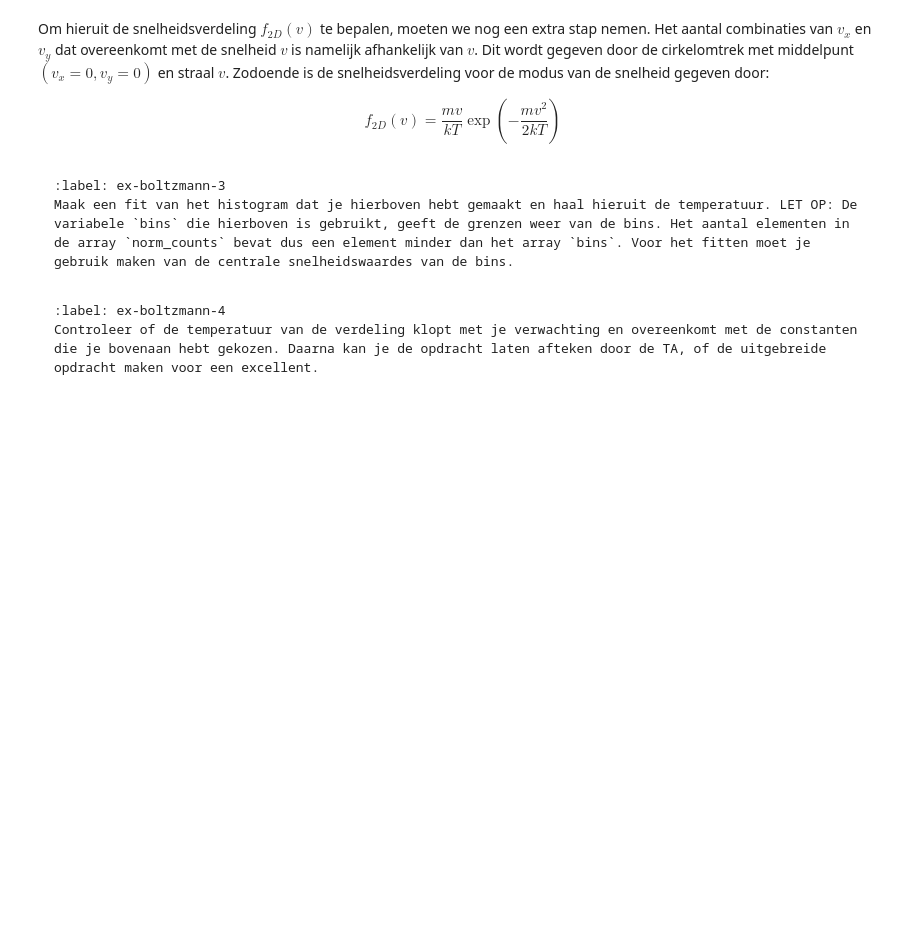
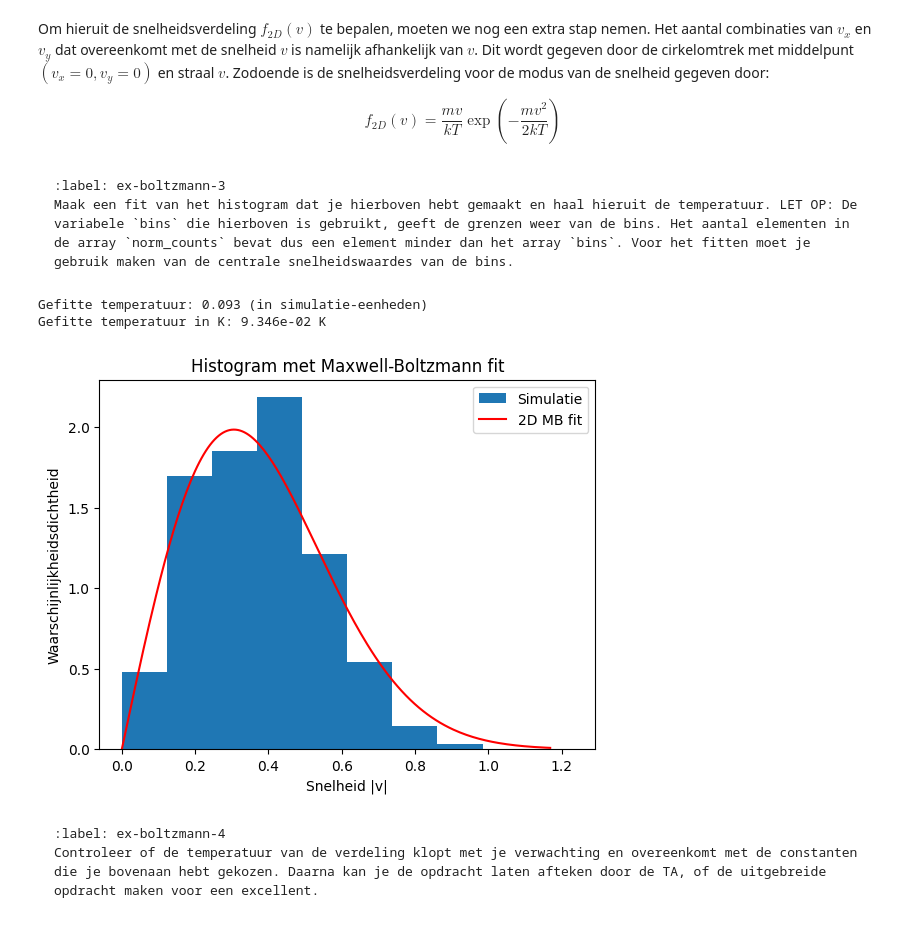
Before and after one commit to meijnebolger/groepMF, a Jupyter notebook: Content/PySim/6_boltzmann.ipynb, the cells around one changed output. Saved outputs shown, nothing was run; the diff lists cells and outputs as text; code cells hidden in the pictures; blank space fills up the shorter version.

````diff
--- a/Content/PySim/6_boltzmann.ipynb
+++ b/Content/PySim/6_boltzmann.ipynb
@@ -337,28 +345,39 @@ Maak een fit van het histogram dat je hierboven hebt gemaakt en haal hieruit de
 ```
 # %%
 
-m = 1.0      # massa van een deeltje in je simulatie
-kB = 1.0    # Boltzmann constante in simulatie-eenheden
+m = 1.0      # massa van een deeltje in simulatie-eenheden
+kB = 1    # Boltzmann constante in simulatie-eenheden
 
 
 bin_centers = 0.5 * (bins[:-1] + bins[1:])
 
 #functie definieren
 def f_speed(v, T, m):
     return (m / (kB * T)) * v * np.exp(-m * v**2 / (2 * kB * T))
 
 
 popt, pcov = curve_fit(lambda v, T: f_speed(v, T, m), bin_centers, norm_counts, p0=[1.0])
+
 T_fit = popt[0]
 print(f"Gefitte temperatuur: {T_fit:.3f} (in simulatie-eenheden)")
+
+# --- Nieuwe regel ---
+T_K = T_fit * m / kB
+print(f"Gefitte temperatuur in K: {T_K:.3e} K")
+
+
 
 
 plt.figure()
 plt.stairs(norm_counts, bins, fill=True, label='Simulatie')
 v_fit = np.linspace(0, max(bin_centers), 200)
 plt.plot(v_fit, f_speed(v_fit, T_fit, m), 'r-', label='2D MB fit')
 plt.xlabel('Snelheid |v|')
 plt.ylabel('Waarschijnlijkheidsdichtheid')
-plt.title('Fit van histogram (radiale 2D Maxwell-Boltzmann)')
+plt.title('Histogram met Maxwell-Boltzmann fit')
 plt.legend()
 plt.show()
+# %% [output]
+Gefitte temperatuur: 0.093 (in simulatie-eenheden)
+Gefitte temperatuur in K: 9.346e-02 K
+[figure, added]
````
Also changed, not shown: parts of 5 cells of this notebook.
